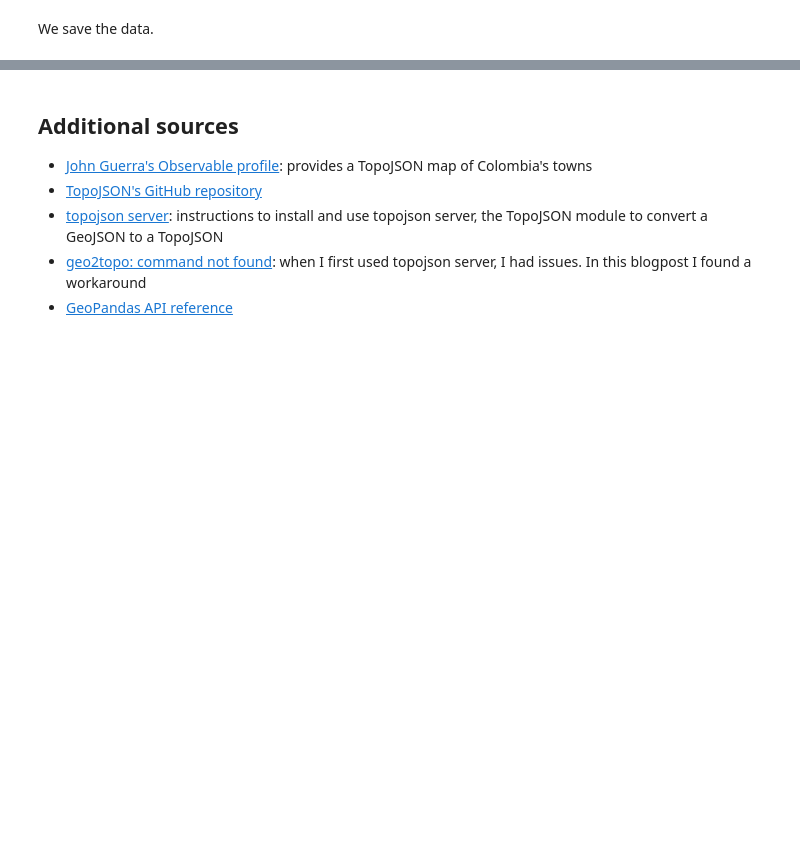
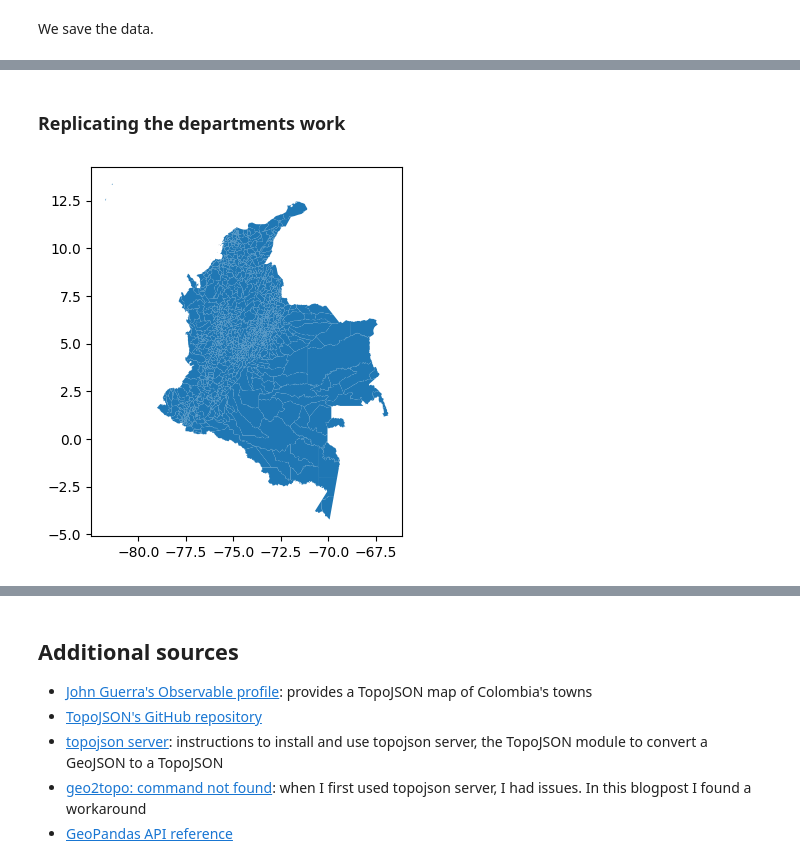
Before and after one commit to jacasta2/colombian_map, a Jupyter notebook: new_topojson_map/create_map.ipynb, the cells around one changed output, grey strips where cells are left out. Drawn from its saved outputs; the diff is of its cells as text; code cells hidden in the pictures; blank space fills up the shorter version.

```diff
--- a/new_topojson_map/create_map.ipynb
+++ b/new_topojson_map/create_map.ipynb
@@ -464,0 +488,8 @@ Below there's a screenshot of how the TopoJSON map looks like in a Power BI dash
+# %% [markdown]
+### Replicating the departments work
+# %%
+data4 = gpd.read_file('MGN_ANM_MPIOS.geojson')
+data4.plot()
+plt.show()
+# %% [output]
+[figure, added]
```
Also changed, not shown: parts of 73 cells of this notebook, 3 other files.
